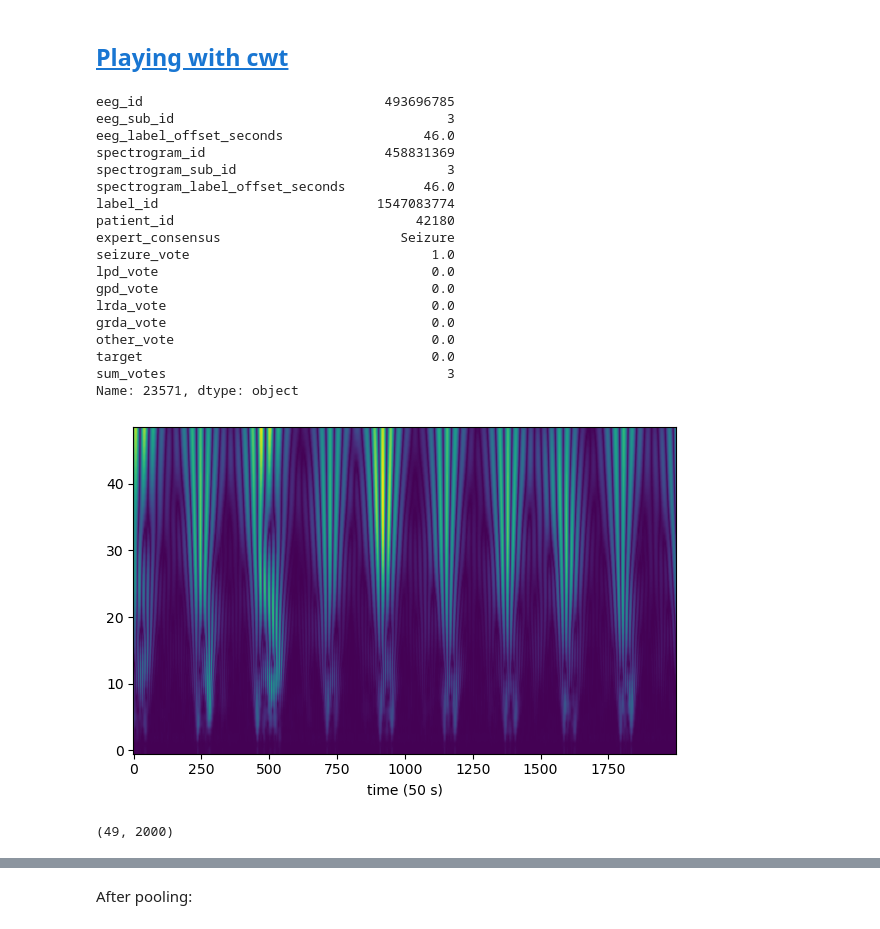
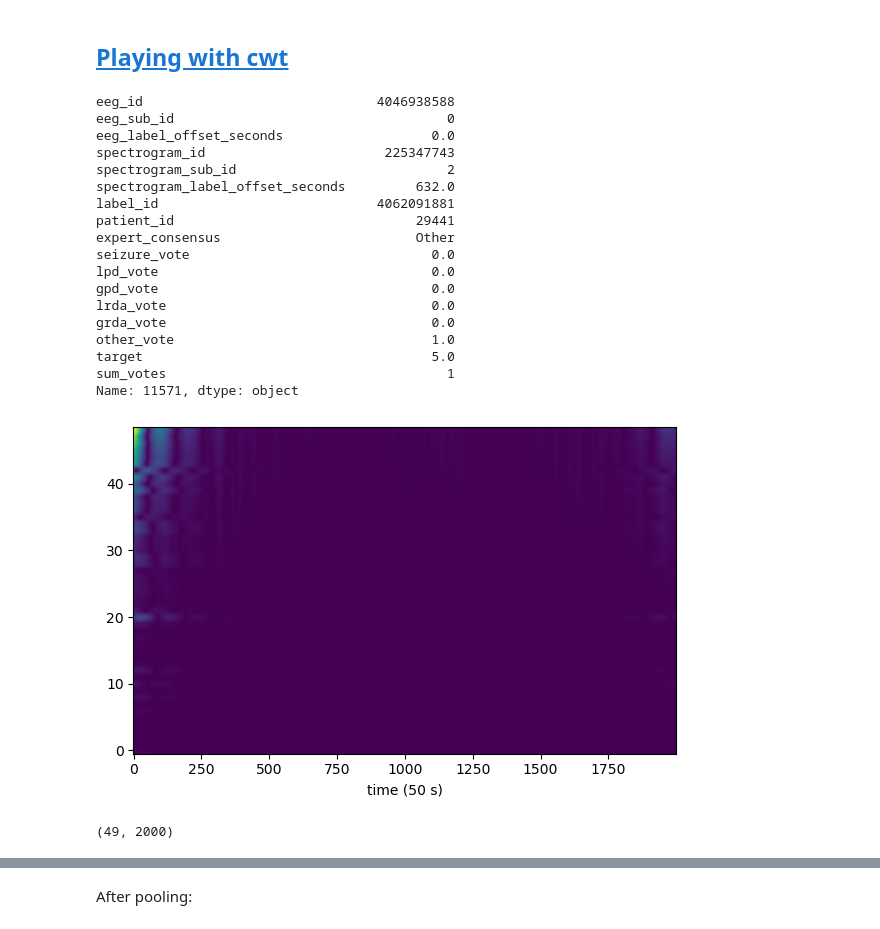
Before and after one commit to epplugins/hms, a Jupyter notebook: feateng/05_wavelets.ipynb, the cells around one changed output, grey strips where cells are left out. Saved outputs shown, nothing was run; the diff lists cells and outputs as text; code cells hidden in the pictures.

```diff
--- a/feateng/05_wavelets.ipynb
+++ b/feateng/05_wavelets.ipynb
@@ -212,8 +212,10 @@ def poolingOverlap(mat,ksize,stride=None,method='max',pad=False):
 # Grabs 50 second sub sample
 # Interpolates (removes NaN) and builds banana montage.
 
-eeg_id = 493696785
+# eeg_id = 493696785
+eeg_id = 4046938588
 eeg_sub_id = 3  # seizure
+eeg_sub_id = 0  # seizure
 item = df_traincsv.loc[(df_traincsv.eeg_id == eeg_id) & (df_traincsv.eeg_sub_id == eeg_sub_id)].iloc[0]
 eeg_full = pd.read_parquet(f'{base_dir}/train_eegs/{eeg_id}.parquet')
 # 50 second eeg sub sample
@@ -226,48 +228,48 @@ eeg = banana(eeg_absolute, filter=[1,70])
 columns = eeg.columns
 item
 # %% [output]
-eeg_id                               493696785
-eeg_sub_id                                   3
-eeg_label_offset_seconds                  46.0
-spectrogram_id                       458831369
-spectrogram_sub_id                           3
-spectrogram_label_offset_seconds          46.0
-label_id                            1547083774
-patient_id                               42180
-expert_consensus                       Seizure
-seizure_vote                               1.0
+eeg_id                              4046938588
+eeg_sub_id                                   0
+eeg_label_offset_seconds                   0.0
+spectrogram_id                       225347743
+spectrogram_sub_id                           2
+spectrogram_label_offset_seconds         632.0
+label_id                            4062091881
+patient_id                               29441
+expert_consensus                         Other
+seizure_vote                               0.0
 lpd_vote                                   0.0
 gpd_vote                                   0.0
 lrda_vote                                  0.0
 grda_vote                                  0.0
-other_vote                                 0.0
-target                                     0.0
-sum_votes                                    3
-Name: 23571, dtype: object
+other_vote                                 1.0
+target                                     5.0
+sum_votes                                    1
+Name: 11571, dtype: object
 # %%
 N = eeg.shape[0]
 t0=0
 dt=1.0/fs
 time = np.arange(0, N) * dt + t0
 signal = eeg.iloc[:,0]
 scales = range(1,50)
 waveletname = 'morl'
 sampling_period = 1
 
 coeff, freq = pywt.cwt(signal, scales, waveletname, sampling_period=sampling_period)
 
-coeff = coeff[:,2000:4000]
+coeff = coeff[:,4000:6000]
 
 x = (coeff - np.mean(coeff)) / np.std(coeff)
 
 fig, ax = plt.subplots(1, 1, figsize=(6, 4))
 
 ax.imshow(abs(x), origin='lower', aspect='auto')
 ax.set_xlabel('time (50 s)')
 
 plt.tight_layout()
 plt.show()
 print(coeff.shape)
 # %% [output]
-[figure, old version]
+[figure, new version]
 (49, 2000)
```
Also changed, not shown: parts of 8 cells of this notebook, 1 other file.
